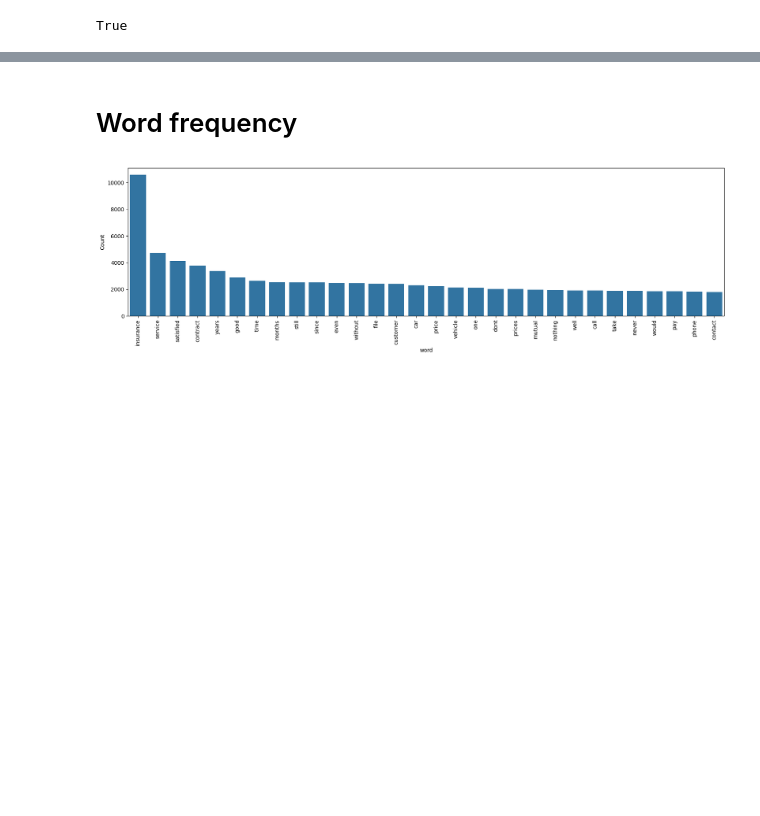
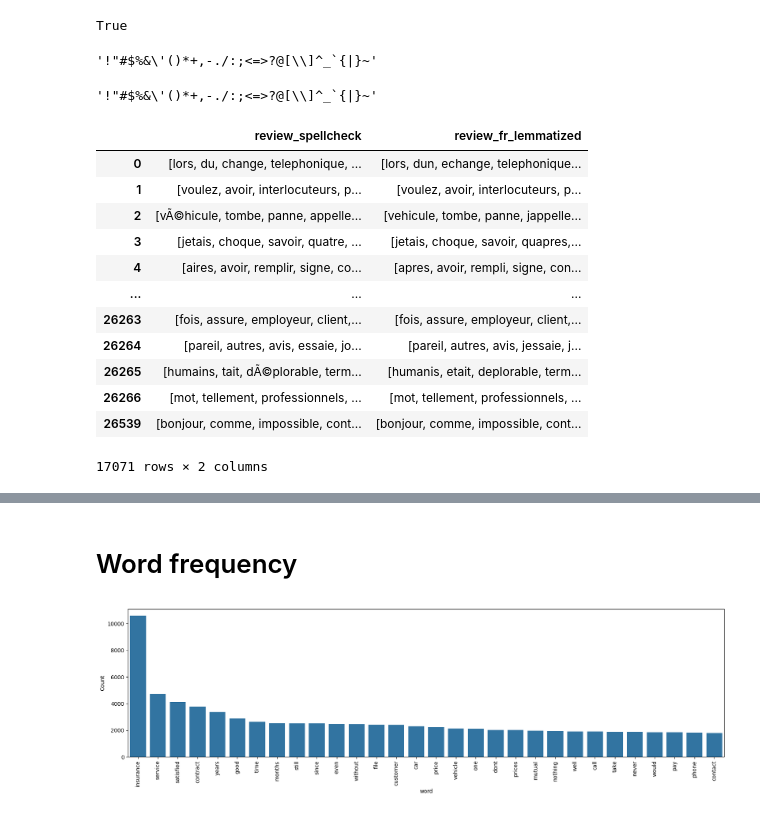
Before and after one commit to LisaLOUNIS/NLP, a Jupyter notebook: project2.ipynb, the cells around one changed output, grey strips where cells are left out. Saved outputs shown, nothing was run; the diff lists cells and outputs as text; code cells hidden in the pictures; blank space fills up the shorter version.

```diff
--- a/project2.ipynb
+++ b/project2.ipynb
@@ -706,4 +683,0 @@ def spell_check(text):
-# %%
-# Création d'un pool de processus
-with Pool(processes=4) as pool:  # Utilise 4 processus
-    all_data['review_spellcheck'] = pool.map(spell_check, all_data['review'])
@@ -709,0 +694,8 @@ with Pool(processes=4) as pool:  # Utilise 4 processus
+# %%
+string.punctuation
+# %% [output]
+'!"#$%&\'()*+,-./:;<=>?@[\\]^_`{|}~'
+# %%
+string.punctuation
+# %% [output]
+'!"#$%&\'()*+,-./:;<=>?@[\\]^_`{|}~'
@@ -709,0 +734,16 @@ with Pool(processes=4) as pool:  # Utilise 4 processus
+# %%
+all_data[['review_spellcheck', 'review_fr_lemmatized']]
+# %% [output]
+|  | review_spellcheck | review_fr_lemmatized |
+| 0 | [lors, du, change, telephonique, ... | [lors, dun, echange, telephonique... |
+| 1 | [voulez, avoir, interlocuteurs, p... | [voulez, avoir, interlocuteurs, p... |
+| 2 | [vÃ©hicule, tombe, panne, appelle... | [vehicule, tombe, panne, jappelle... |
+| 3 | [jetais, choque, savoir, quatre, ... | [jetais, choque, savoir, quapres,... |
+| 4 | [aires, avoir, remplir, signe, co... | [apres, avoir, rempli, signe, con... |
+| ... | ... | ... |
+| 26263 | [fois, assure, employeur, client,... | [fois, assure, employeur, client,... |
+| 26264 | [pareil, autres, avis, essaie, jo... | [pareil, autres, avis, jessaie, j... |
+| 26265 | [humains, tait, dÃ©plorable, term... | [humanis, etait, deplorable, term... |
+| 26266 | [mot, tellement, professionnels, ... | [mot, tellement, professionnels, ... |
+| 26539 | [bonjour, comme, impossible, cont... | [bonjour, comme, impossible, cont... |
+17071 rows × 2 columns
```
Also changed, not shown: parts of 19 cells of this notebook, 3 other files.
